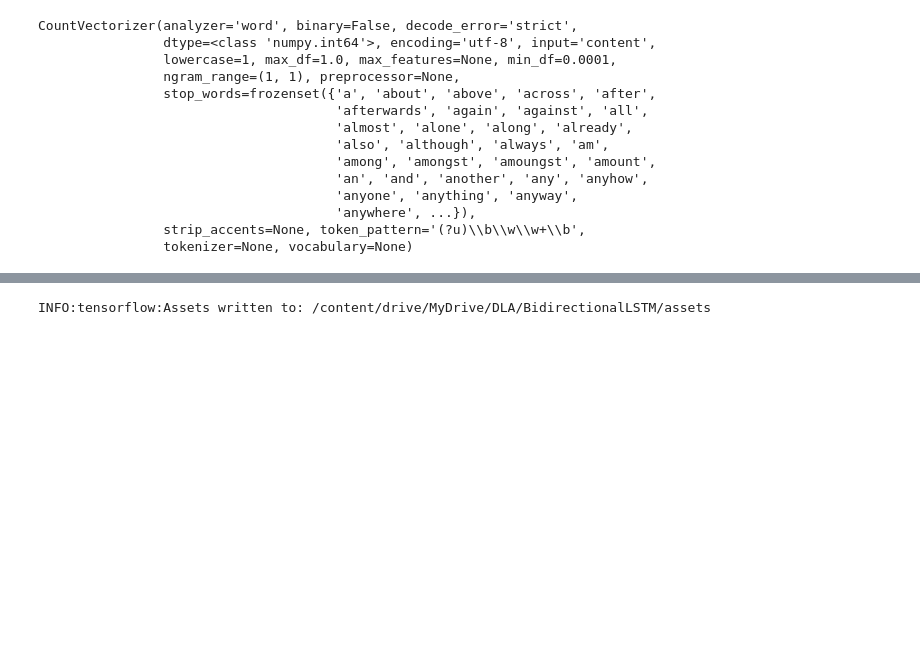
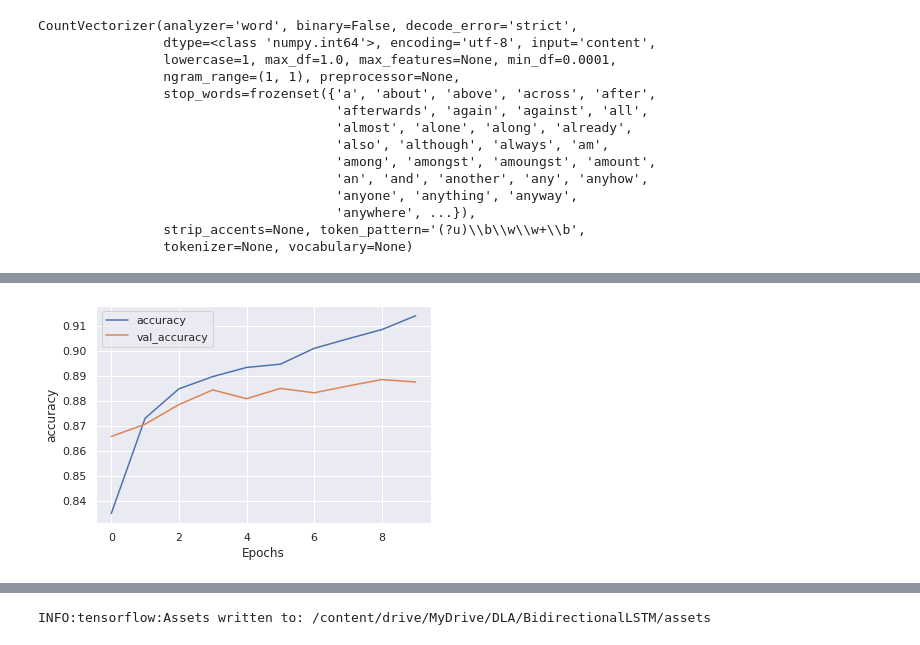
Before and after one commit to giacoballoccu/DLA-SentimentAnalysis, a Jupyter notebook: SentimentalAnalysisColab.ipynb, the cells around one changed output, grey strips where cells are left out. Drawn from its saved outputs; the diff is of its cells as text; code cells hidden in the pictures; blank space fills up the shorter version.

```diff
--- a/SentimentalAnalysisColab.ipynb
+++ b/SentimentalAnalysisColab.ipynb
@@ -75,10 +89,26 @@ train_df.head()
 # %%
 import string
+import re
 def remove_punc(s):
     table = str.maketrans({key: None for key in string.punctuation})
     return s.translate(table)
+def remove_url(text):
+     url=re.compile(r"https?://\S+|www\.\S+")
+     return url.sub(r" ",text)
+
+def remove_html(text):
+  cleanr = re.compile('<.*?>')
+  return cleanr.sub(r" ",text)
+
+def remove_num(text):
+   output = re.sub(r'\d+', '', text)
+   return output
 # %%
 train_df['Text'] = train_df['Text'].apply(remove_punc)
+train_df['Text'] = train_df['Text'].apply(remove_html)
+train_df['Text'] = train_df['Text'].apply(remove_url)
+train_df['Text'] = train_df['Text'].apply(remove_num)
+
 train_df.shape
 # %% [output]
 (1000000, 3)
@@ -199,7 +207,7 @@ X = fun(sen_list,wv_model)
 # %%
 from sklearn.model_selection import train_test_split
 y = train_df1['Sentiment'].values
-X_train, X_test, y_train, y_test = train_test_split(X, y, test_size=0.1, random_state=42)
+X_train, X_test, y_train, y_test = train_test_split(X, y, test_size=0.2, random_state=42)
 y_train = y_train.astype('bool')
 y_test = y_test.astype('bool')
 # %%
@@ -210,0 +242,14 @@ X_train.shape
+# %%
+import keras.backend as K
+from keras.models import Sequential,Model
+from keras.layers import Dense, Dropout, Activation,LSTM, SimpleRNN ,GRU , Bidirectional,Input ,Concatenate, Multiply,Lambda,Reshape
+import matplotlib.pyplot as plt
+
+
+def plot_graphs(history, string):
+  plt.plot(history.history[string])
+  plt.plot(history.history['val_'+string])
+  plt.xlabel("Epochs")
+  plt.ylabel(string)
+  plt.legend([string, 'val_'+string])
+  plt.show()
@@ -280,0 +325,4 @@ model.evaluate(X_test, y_test, batch_size=64)
+# %%
+plot_graphs(hist, "accuracy")
+# %% [output]
+[figure, added]
```
Also changed, not shown: parts of 30 cells of this notebook.
